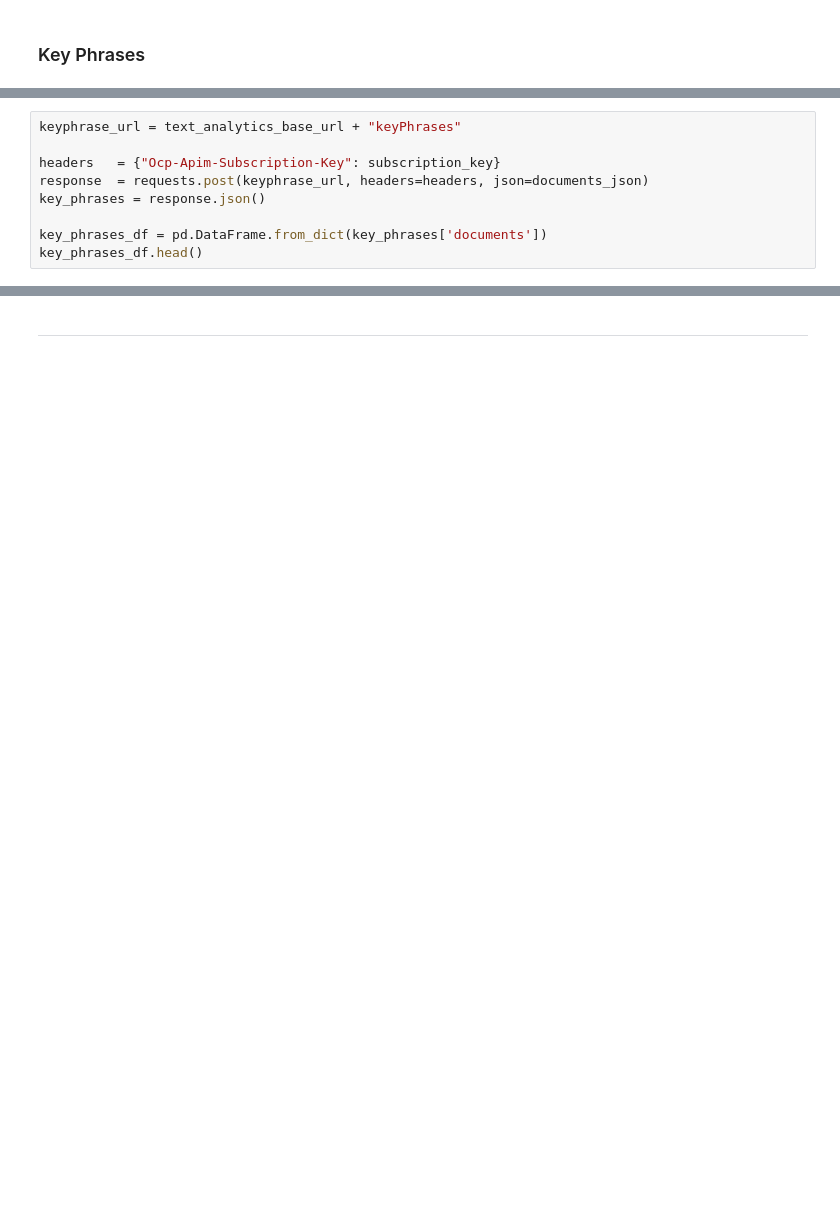
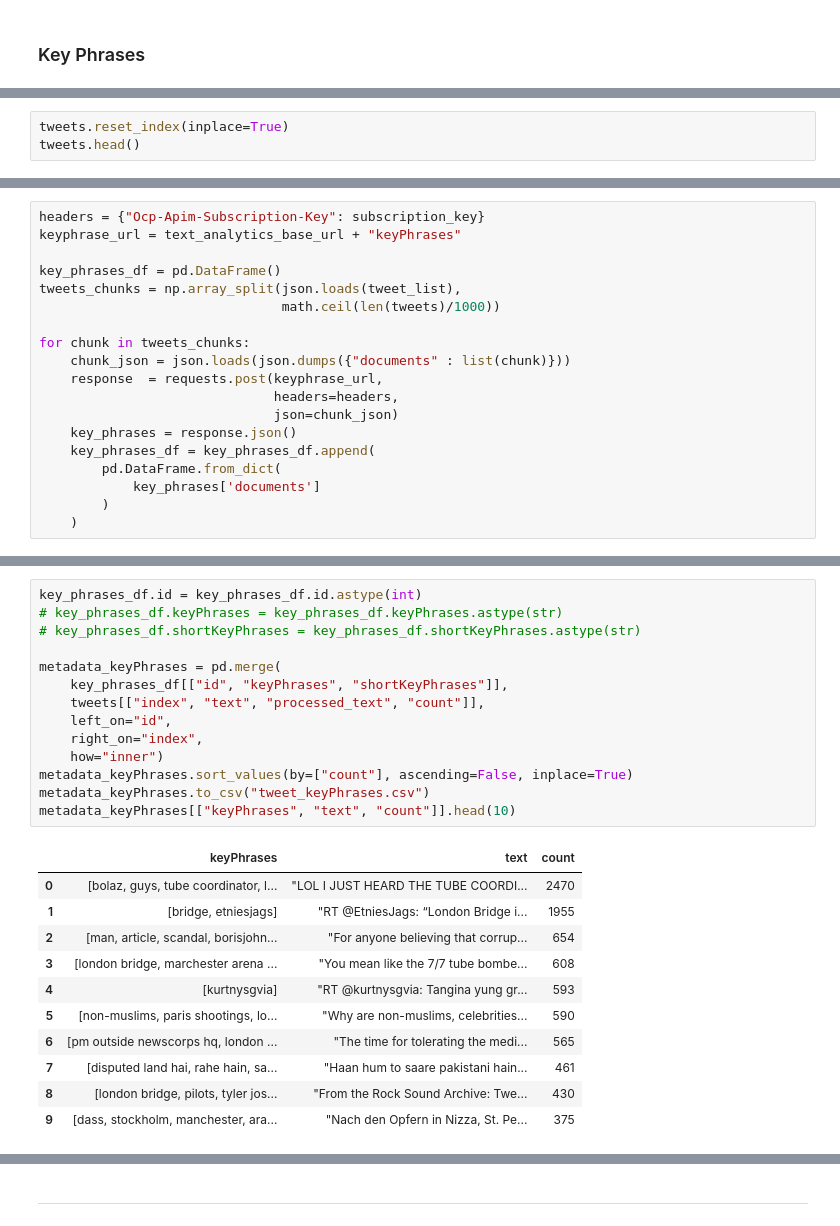
Before and after one commit to agarwal22megha/tweet-categorisation, a Jupyter notebook: twitter_feed_analysis.ipynb, the cells around one changed output, grey strips where cells are left out. Drawn from its saved outputs; the diff is of its cells as text; blank space fills up the shorter version.

```diff
--- a/twitter_feed_analysis.ipynb
+++ b/twitter_feed_analysis.ipynb
@@ -114,0 +132,3 @@ len(sample_tweets)
+# %%
+tweets.reset_index(inplace=True)
+tweets.head()
@@ -115 +158,20 @@ len(sample_tweets)
+# %%
+headers = {"Ocp-Apim-Subscription-Key": subscription_key}
+keyphrase_url = text_analytics_base_url + "keyPhrases"
+
+key_phrases_df = pd.DataFrame()
+tweets_chunks = np.array_split(json.loads(tweet_list),
+                               math.ceil(len(tweets)/1000))
+
+for chunk in tweets_chunks:
+    chunk_json = json.loads(json.dumps({"documents" : list(chunk)}))
+    response  = requests.post(keyphrase_url,
+                              headers=headers,
+                              json=chunk_json)
+    key_phrases = response.json()
+    key_phrases_df = key_phrases_df.append(
+        pd.DataFrame.from_dict(
+            key_phrases['documents']
+        )
+    )
 # %%
@@ -130,11 +186,2 @@ len(documents_json["documents"])
-# %%
-keyphrase_url = text_analytics_base_url + "keyPhrases"
-
-headers   = {"Ocp-Apim-Subscription-Key": subscription_key}
-response  = requests.post(keyphrase_url, headers=headers, json=documents_json)
-key_phrases = response.json()
-
-key_phrases_df = pd.DataFrame.from_dict(key_phrases['documents'])
-key_phrases_df.head()
 # %%
 len(key_phrases_df)
@@ -141,3 +215,29 @@ len(key_phrases_df)
+# %%
+key_phrases_df.id = key_phrases_df.id.astype(int)
+# key_phrases_df.keyPhrases = key_phrases_df.keyPhrases.astype(str)
+# key_phrases_df.shortKeyPhrases = key_phrases_df.shortKeyPhrases.astype(str)
+
+metadata_keyPhrases = pd.merge(
+    key_phrases_df[["id", "keyPhrases", "shortKeyPhrases"]],
+    tweets[["index", "text", "processed_text", "count"]],
+    left_on="id",
+    right_on="index",
+    how="inner")
+metadata_keyPhrases.sort_values(by=["count"], ascending=False, inplace=True)
+metadata_keyPhrases.to_csv("tweet_keyPhrases.csv")
+metadata_keyPhrases[["keyPhrases", "text", "count"]].head(10)
+# %% [output]
+|  | keyPhrases | text | count |
+| 0 | [bolaz, guys, tube coordinator, l... | "LOL I JUST HEARD THE TUBE COORDI... | 2470 |
+| 1 | [bridge, etniesjags] | "RT @EtniesJags: “London Bridge i... | 1955 |
+| 2 | [man, article, scandal, borisjohn... | "For anyone believing that corrup... | 654 |
+| 3 | [london bridge, marchester arena ... | "You mean like the 7/7 tube bombe... | 608 |
+| 4 | [kurtnysgvia] | "RT @kurtnysgvia: Tangina yung gr... | 593 |
+| 5 | [non-muslims, paris shootings, lo... | "Why are non-muslims, celebrities... | 590 |
+| 6 | [pm outside newscorps hq, london ... | "The time for tolerating the medi... | 565 |
+| 7 | [disputed land hai, rahe hain, sa... | "Haan hum to saare pakistani hain... | 461 |
+| 8 | [london bridge, pilots, tyler jos... | "From the Rock Sound Archive: Twe... | 430 |
+| 9 | [dass, stockholm, manchester, ara... | "Nach den Opfern in Nizza, St. Pe... | 375 |
 # %%
 (
   key_phrases_df["keyPhrases"].apply(lambda x: len(x)).mean(),
```
Also changed, not shown: parts of 47 cells of this notebook, 2 other files.
